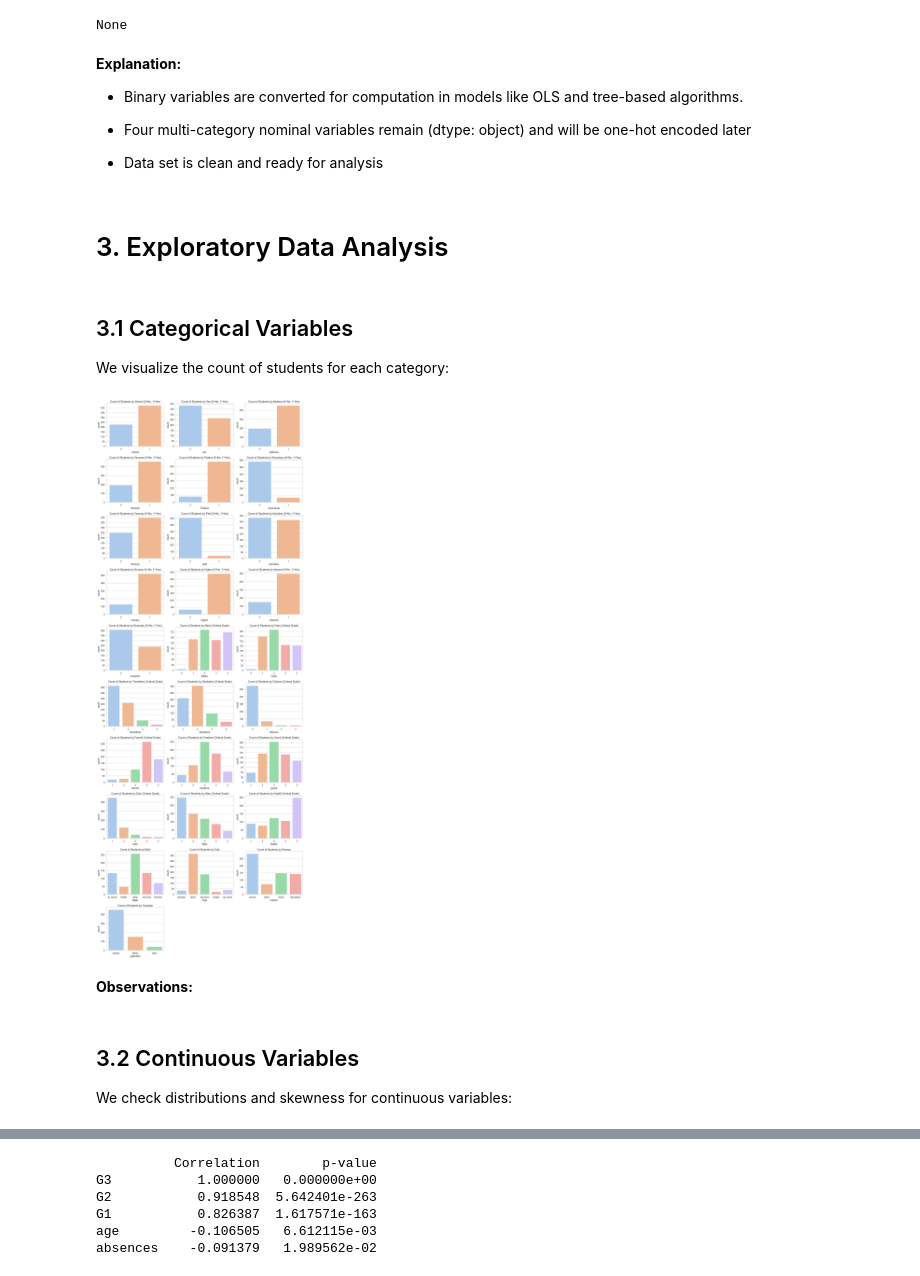
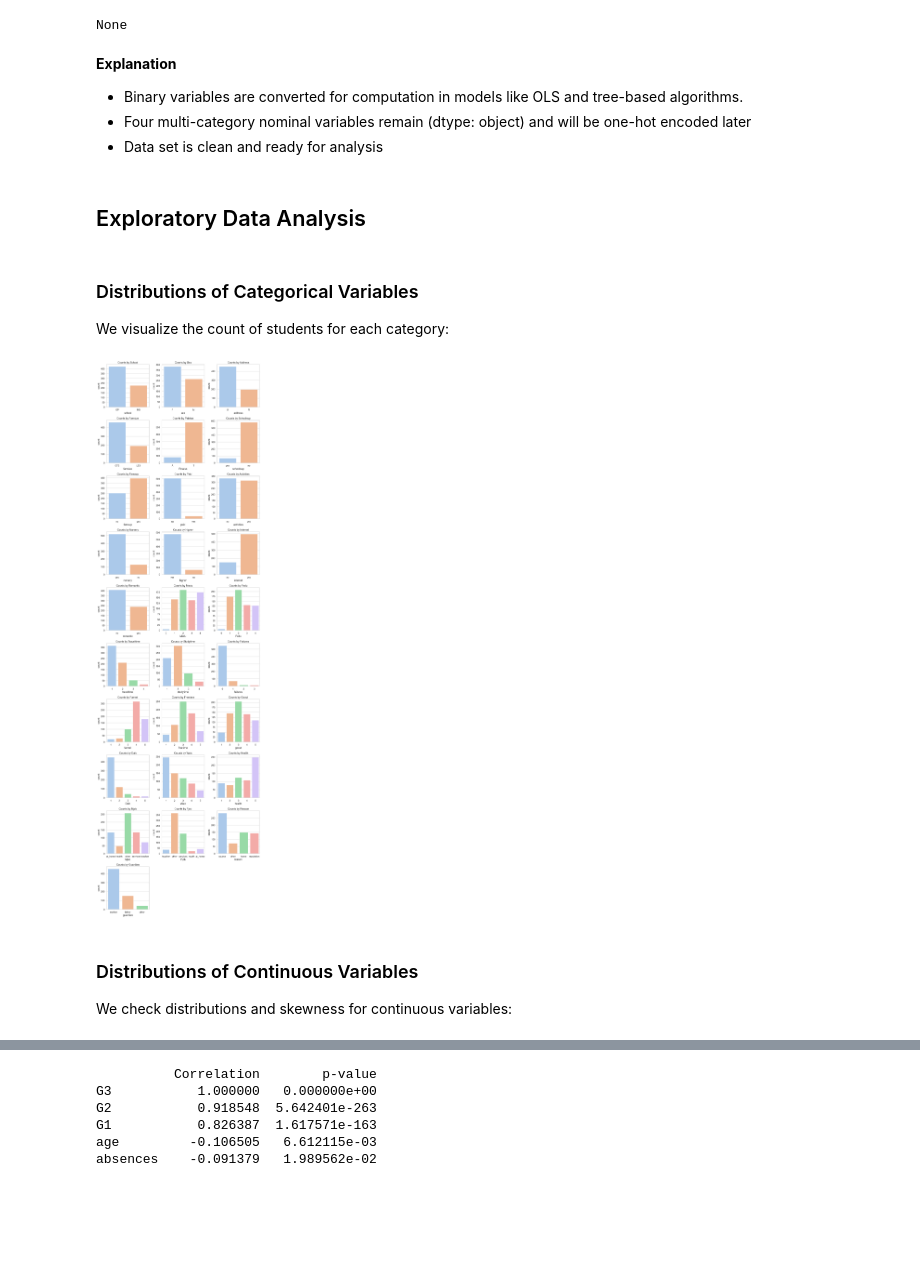
Before and after one commit to seanmcgowanx/aai-500-final-project-team-5, a Jupyter notebook: notebooks/main.ipynb, the cells around one changed output, grey strips where cells are left out. Cells and saved outputs as stored; diff of their text form; code cells hidden in the pictures; blank space fills up the shorter version.

```diff
--- a/notebooks/main.ipynb
+++ b/notebooks/main.ipynb
@@ -26,16 +26,17 @@ from sklearn.metrics import mean_squared_error, r2_score
 We begin by loading the dataset and examining the first few rows:
 # %%
 # Load the dataset
-df = pd.read_csv('../data/student_performance.csv')
+df_raw = pd.read_csv('../data/student_performance.csv')
 
 # Display first few rows and summary statistics of numeric columns
 pd.set_option('display.max_columns', None)
-display(df.head())
-display(df.describe())
+display(df_raw.head())
+display(df_raw.describe())
 
 # Print columns with null values and their counts
-null_counts = df.isnull().sum()
+null_counts = df_raw.isnull().sum()
 print(null_counts[null_counts > 0] if not null_counts[null_counts > 0].empty else 'Dataframe has no null values')
+print(f'columns: {len(df_raw.columns)}, rows: {len(df_raw)}')
 # %% [output]
 |  | school | sex | age | address | famsize | Pstatus | Medu | Fedu | Mjob | Fjob | reason | ... |
 | 0 | GP | F | 18 | U | GT3 | A | 4 | 4 | at_home | teacher | course | ... |
@@ -69,5 +70,5 @@ Binary categorical features (e.g., sex, schoolsup) are mapped to 0/1 for modelin
 # %%
-# -----------1.  Convert Binary Nominal Features to Binary Numeric -----------------
+# ---------------  Convert Binary Nominal Features to Binary Numeric -----------------
 
 # Define binary mappings
 binary_mappings = {
@@ -86,8 +87,13 @@ binary_mappings = {
     'romantic': {'yes': 1, 'no': 0}
 }
 
-# Apply all mappings
-df = df.replace(binary_mappings)
+# Make a copy of the raw dataframe
+df = df_raw.copy()
+
+# Apply mappings column by column and ensure integer type
+for col, mapping in binary_mappings.items():
+    if col in df.columns:
+        df[col] = df[col].map(mapping).astype(int)
 
 # Save the preprocessed dataset
 df.to_csv('../data/student_preprocessed.csv', index=False)
@@ -121,64 +127,51 @@ dtypes: int64(29), object(4)
 memory usage: 167.4+ KB
 None
 # %% [markdown]
-**Explanation:**
-
+**Explanation**
 - Binary variables are converted for computation in models like OLS and tree-based algorithms.
-
 - Four multi-category nominal variables remain (dtype: object) and will be one-hot encoded later
-
 - Data set is clean and ready for analysis
 # %% [markdown]
-# 3. Exploratory Data Analysis
+## Exploratory Data Analysis
 # %%
 # Load the saved preprocessed dataset
 df = pd.read_csv('../data/student_preprocessed.csv')
 # %% [markdown]
-## 3.1 Categorical Variables
+### Distributions of Categorical Variables
 
 We visualize the count of students for each category:
 # %%
 # ------------- Count Plots for Categorical Variables -------------------
 
-# List of categorical columns and their titles
+# Function to create chart titles
 def make_title(var):
-    if var in bin_vars:
-        return f"Count of Students by {var.replace('_', ' ').title()} (0=No, 1=Yes)"
-    elif var in ord_vars:
-        return f"Count of Students by {var.replace('_', ' ').title()} (Ordinal Scale)"
-    else:
-        return f"Count of Students by {var.replace('_', ' ').title()}"
+    return f"Counts by {var.replace('_', ' ').title()}"
 
-cat_var_tuples = [(var, make_title(var)) for var in cat_vars]
-
-# Create grid of subplots
-n_vars = len(cat_var_tuples)
+# Plot setup
+n_vars = len(cat_vars)
 n_cols = 3
 n_rows = int(np.ceil(n_vars / n_cols))
-fig, axes = plt.subplots(n_rows, n_cols, figsize=(n_cols*5, n_rows*4))
+fig, axes = plt.subplots(n_rows, n_cols, figsize=(n_cols*4, n_rows*4))
 axes = axes.flatten()
 
-# Plot each countplot
-for i, (col, title) in enumerate(cat_var_tuples):
-    sns.countplot(x=col, data=df, hue=col, palette="pastel", ax=axes[i])
-    axes[i].set_title(title)
-    # Only remove legend if it exists
-    legend = axes[i].get_legend()
-    if legend is not None:
-        legend.remove()
+# Loop through categorical variables
+for i, col in enumerate(cat_vars):
+    sns.countplot(x=col, data=df_raw, hue=col, palette="pastel", ax=axes[i])        # Use df_raw to show original categories
+    axes[i].set_title(make_title(col))
+    if axes[i].get_legend() is not None:
+        axes[i].get_legend().remove()
 
-# Remove any unused subplots
+# Remove unused subplots
 for j in range(i + 1, len(axes)):
     fig.delaxes(axes[j])
 
 plt.tight_layout()
+fig.savefig("../visualizations/categorical_counts.png", dpi=300, bbox_inches='tight')
 plt.show()
 # %% [output]
-[figure, old version]
+[figure, new version]
-# %% [markdown]
-**Observations:**
 # %% [markdown]
-## 3.2 Continuous Variables
+### Distributions of Continuous Variables
 
 We check distributions and skewness for continuous variables:
 # %%
```
Also changed, not shown: parts of 67 cells of this notebook, 24 other files.
